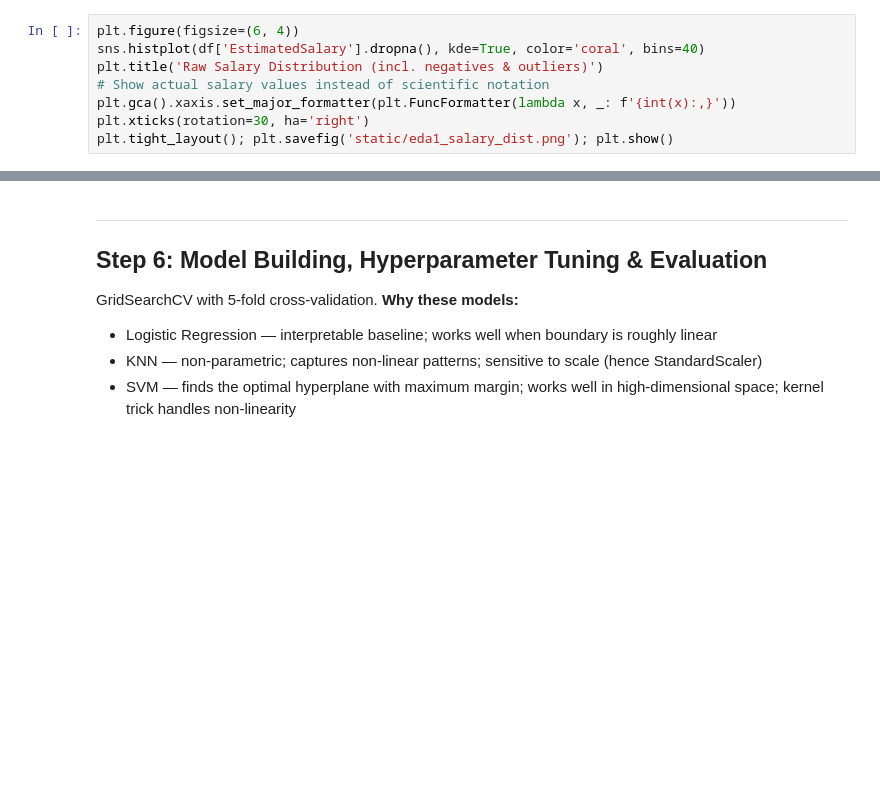
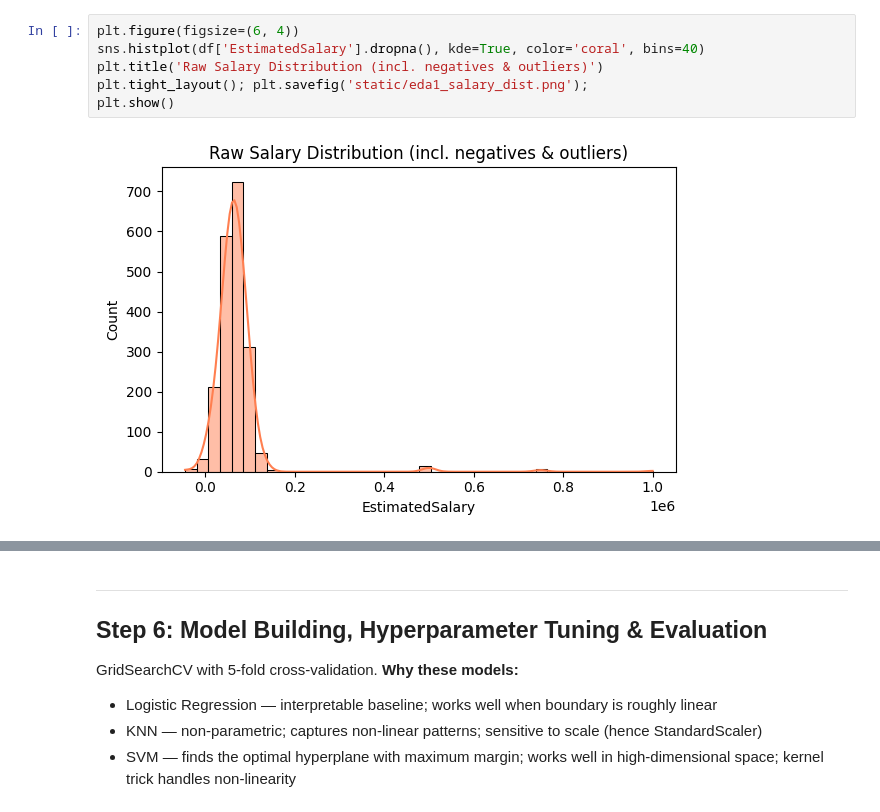
Before and after one commit to shubham56-h/Social_netwrok_ads_mini, a Jupyter notebook: preprocess_and_train.ipynb, the cells around one changed output, grey strips where cells are left out. Cells and saved outputs as stored; diff of their text form; blank space fills up the shorter version.

```diff
--- a/preprocess_and_train.ipynb
+++ b/preprocess_and_train.ipynb
@@ -87,9 +176,9 @@ plt.tight_layout(); plt.savefig('static/eda1_age_dist.png'); plt.show()
 # %%
 plt.figure(figsize=(6, 4))
 sns.histplot(df['EstimatedSalary'].dropna(), kde=True, color='coral', bins=40)
 plt.title('Raw Salary Distribution (incl. negatives & outliers)')
-# Show actual salary values instead of scientific notation
-plt.gca().xaxis.set_major_formatter(plt.FuncFormatter(lambda x, _: f'{int(x):,}'))
-plt.xticks(rotation=30, ha='right')
-plt.tight_layout(); plt.savefig('static/eda1_salary_dist.png'); plt.show()
+plt.tight_layout(); plt.savefig('static/eda1_salary_dist.png');
+plt.show()
+# %% [output]
+[figure, added]
 # %%
```
Also changed, not shown: parts of 61 cells of this notebook, 17 other files.
